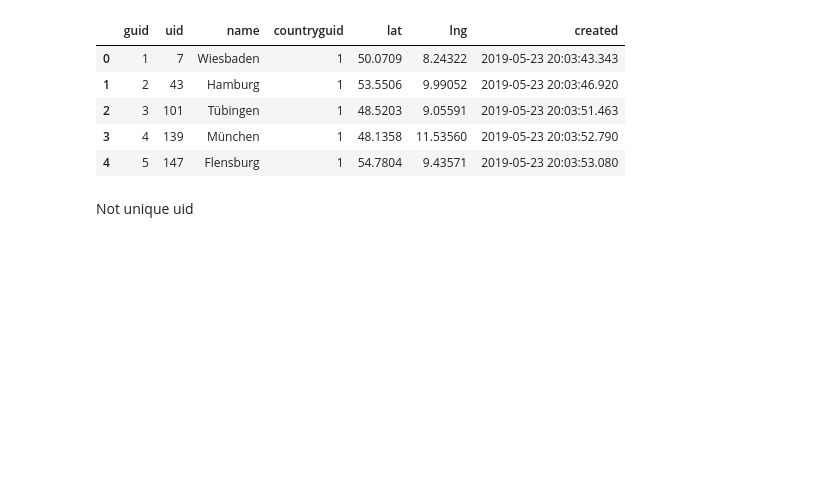
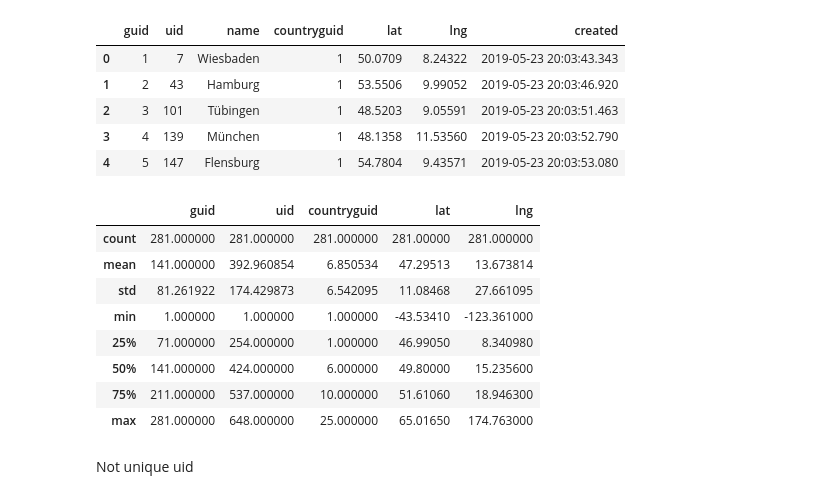
Before and after one commit to hadaszm/BDA, a Jupyter notebook: data_exploration.ipynb, the cells around one changed output. Saved outputs shown, nothing was run; the diff lists cells and outputs as text; code cells hidden in the pictures; blank space fills up the shorter version.

```diff
--- a/data_exploration.ipynb
+++ b/data_exploration.ipynb
@@ -90,6 +90,18 @@ cities.head()
 | 2 | 3 | 101 | Tübingen | 1 | 48.5203 | 9.05591 | 2019-05-23 20:03:51.463 |
 | 3 | 4 | 139 | München | 1 | 48.1358 | 11.53560 | 2019-05-23 20:03:52.790 |
 | 4 | 5 | 147 | Flensburg | 1 | 54.7804 | 9.43571 | 2019-05-23 20:03:53.080 |
+# %%
+cities.describe()
+# %% [output]
+|  | guid | uid | countryguid | lat | lng |
+| count | 281.000000 | 281.000000 | 281.000000 | 281.00000 | 281.000000 |
+| mean | 141.000000 | 392.960854 | 6.850534 | 47.29513 | 13.673814 |
+| std | 81.261922 | 174.429873 | 6.542095 | 11.08468 | 27.661095 |
+| min | 1.000000 | 1.000000 | 1.000000 | -43.53410 | -123.361000 |
+| 25% | 71.000000 | 254.000000 | 1.000000 | 46.99050 | 8.340980 |
+| 50% | 141.000000 | 424.000000 | 6.000000 | 49.80000 | 15.235600 |
+| 75% | 211.000000 | 537.000000 | 10.000000 | 51.61060 | 18.946300 |
+| max | 281.000000 | 648.000000 | 25.000000 | 65.01650 | 174.763000 |
 # %% [markdown]
 Not unique uid
 # %%
```
Also changed, not shown: parts of 4 cells of this notebook, 1 other file.
